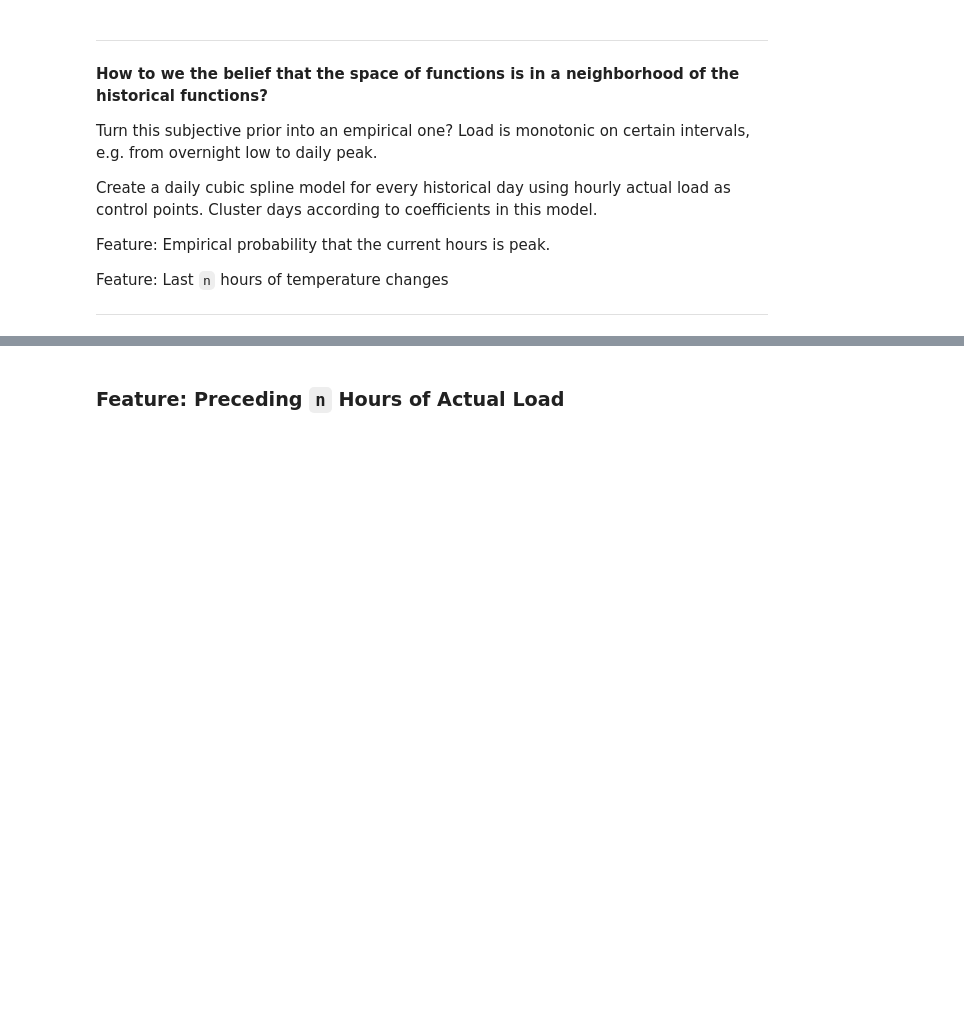
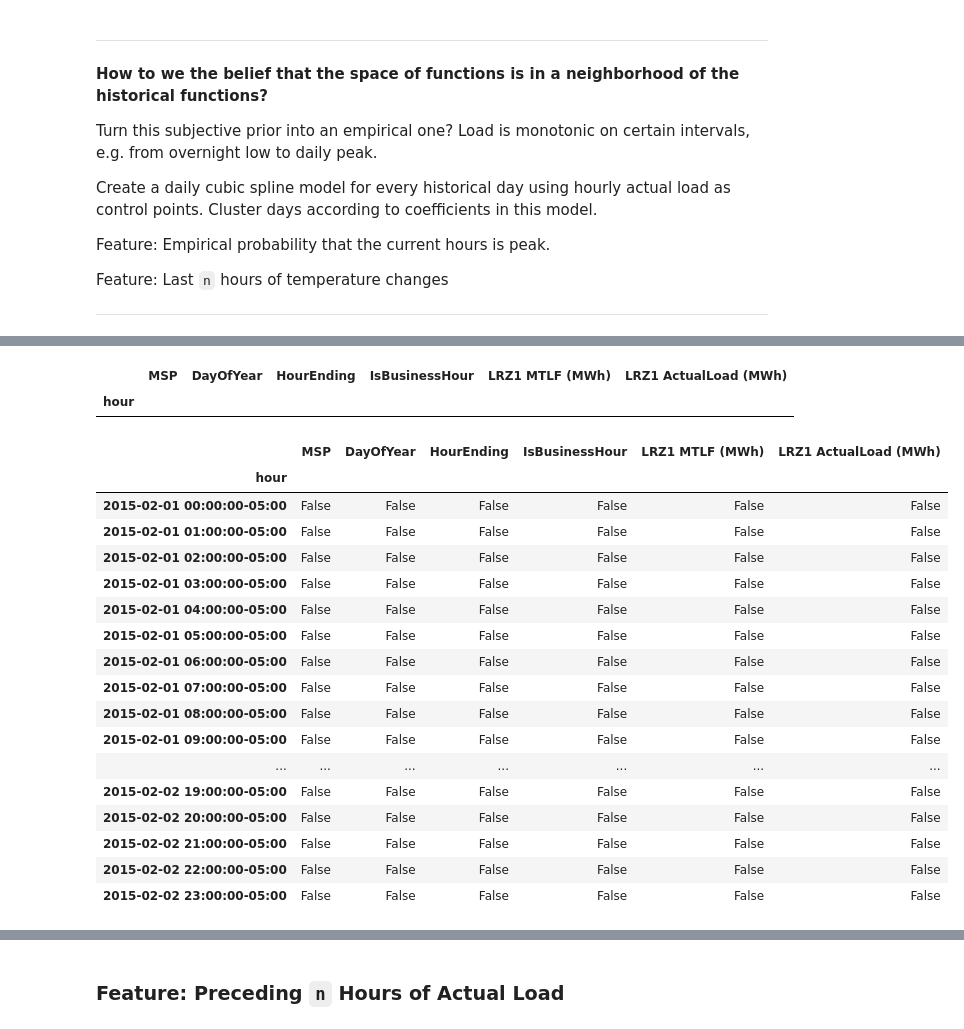
Before and after one commit to caindy/mml, a Jupyter notebook: 03_explore_features.ipynb, the cells around one changed output, grey strips where cells are left out. Cells and saved outputs as stored; diff of their text form; code cells hidden in the pictures; blank space fills up the shorter version.

```diff
--- a/03_explore_features.ipynb
+++ b/03_explore_features.ipynb
@@ -37,3 +39,30 @@ ds.data.head()
 | 2015-02-01 02:00:00-05:00 | 19.04 | 32 | 3 | 0 | 10565 | 10795.37 |
 | 2015-02-01 03:00:00-05:00 | 19.04 | 32 | 4 | 0 | 10468 | 10714.42 |
 | 2015-02-01 04:00:00-05:00 | 17.06 | 32 | 5 | 0 | 10432 | 10700.09 |
+# %%
+ds.data[ds.data.isna().all(axis=1)]
+# %% [output]
+|  | MSP | DayOfYear | HourEnding | IsBusinessHour | LRZ1 MTLF (MWh) | LRZ1 ActualLoad (MWh) |
+| hour |  |  |  |  |  |  |
+# %%
+import pandas as pd
+pd.isna(ds.data['2015-02-01':'2015-02-02'])
+# %% [output]
+|  | MSP | DayOfYear | HourEnding | IsBusinessHour | LRZ1 MTLF (MWh) | LRZ1 ActualLoad (MWh) |
+| hour |  |  |  |  |  |  |
+| 2015-02-01 00:00:00-05:00 | False | False | False | False | False | False |
+| 2015-02-01 01:00:00-05:00 | False | False | False | False | False | False |
+| 2015-02-01 02:00:00-05:00 | False | False | False | False | False | False |
+| 2015-02-01 03:00:00-05:00 | False | False | False | False | False | False |
+| 2015-02-01 04:00:00-05:00 | False | False | False | False | False | False |
+| 2015-02-01 05:00:00-05:00 | False | False | False | False | False | False |
+| 2015-02-01 06:00:00-05:00 | False | False | False | False | False | False |
+| 2015-02-01 07:00:00-05:00 | False | False | False | False | False | False |
+| 2015-02-01 08:00:00-05:00 | False | False | False | False | False | False |
+| 2015-02-01 09:00:00-05:00 | False | False | False | False | False | False |
+| ... | ... | ... | ... | ... | ... | ... |
+| 2015-02-02 19:00:00-05:00 | False | False | False | False | False | False |
+| 2015-02-02 20:00:00-05:00 | False | False | False | False | False | False |
+| 2015-02-02 21:00:00-05:00 | False | False | False | False | False | False |
+| 2015-02-02 22:00:00-05:00 | False | False | False | False | False | False |
+| 2015-02-02 23:00:00-05:00 | False | False | False | False | False | False |
```
Also changed, not shown: parts of 4 cells of this notebook, 3 other files.
